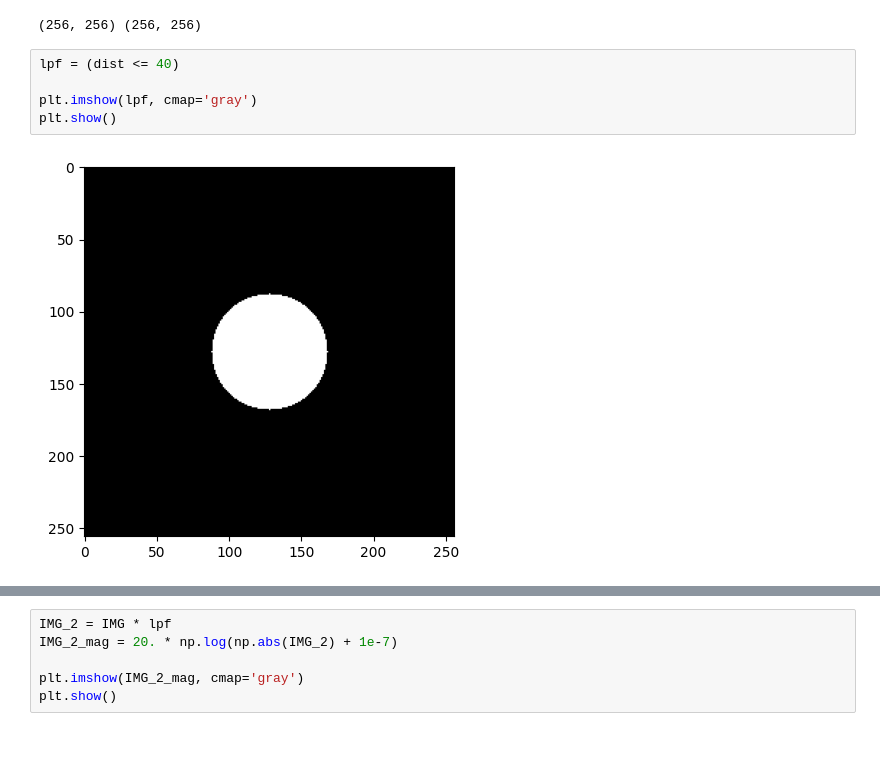
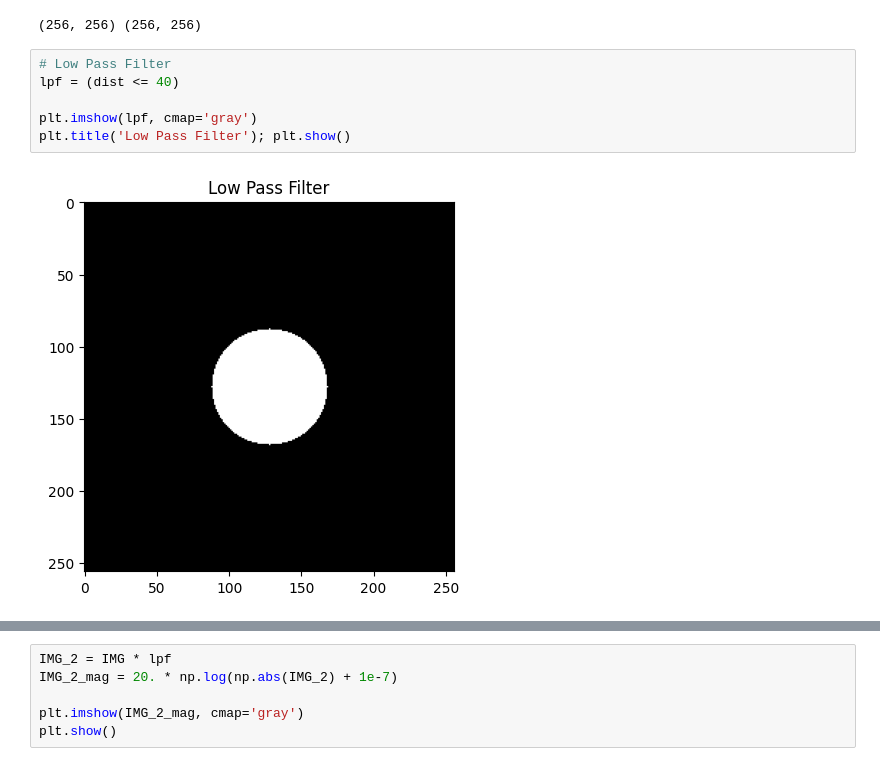
Before and after one commit to sphrk/array_indexing_examples_in_python, a Jupyter notebook: S07_image_filtering_in_freq_domain.ipynb, the cells around one changed output, grey strips where cells are left out. Cells and saved outputs as stored; diff of their text form.

```diff
--- a/S07_image_filtering_in_freq_domain.ipynb
+++ b/S07_image_filtering_in_freq_domain.ipynb
@@ -44,9 +52,10 @@ dist = np.sqrt(X**2 + Y**2)
 # %% [output]
 (256, 256) (256, 256)
 # %%
+# Low Pass Filter
 lpf = (dist <= 40)
 
 plt.imshow(lpf, cmap='gray')
-plt.show()
+plt.title('Low Pass Filter'); plt.show()
 # %% [output]
-[figure, old version]
+[figure, new version]
```
Also changed, not shown: parts of 15 cells of this notebook, 7 other files.
